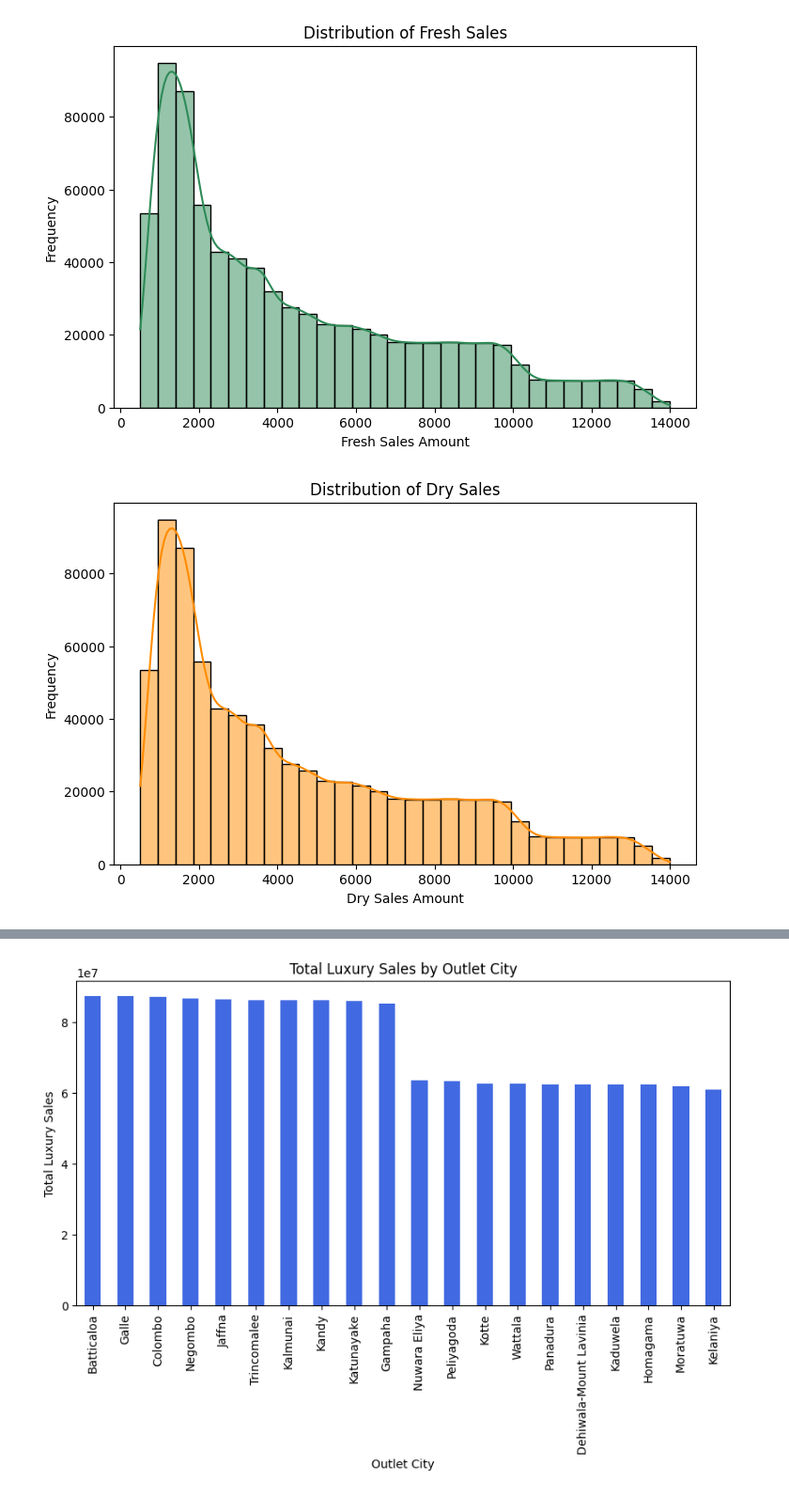
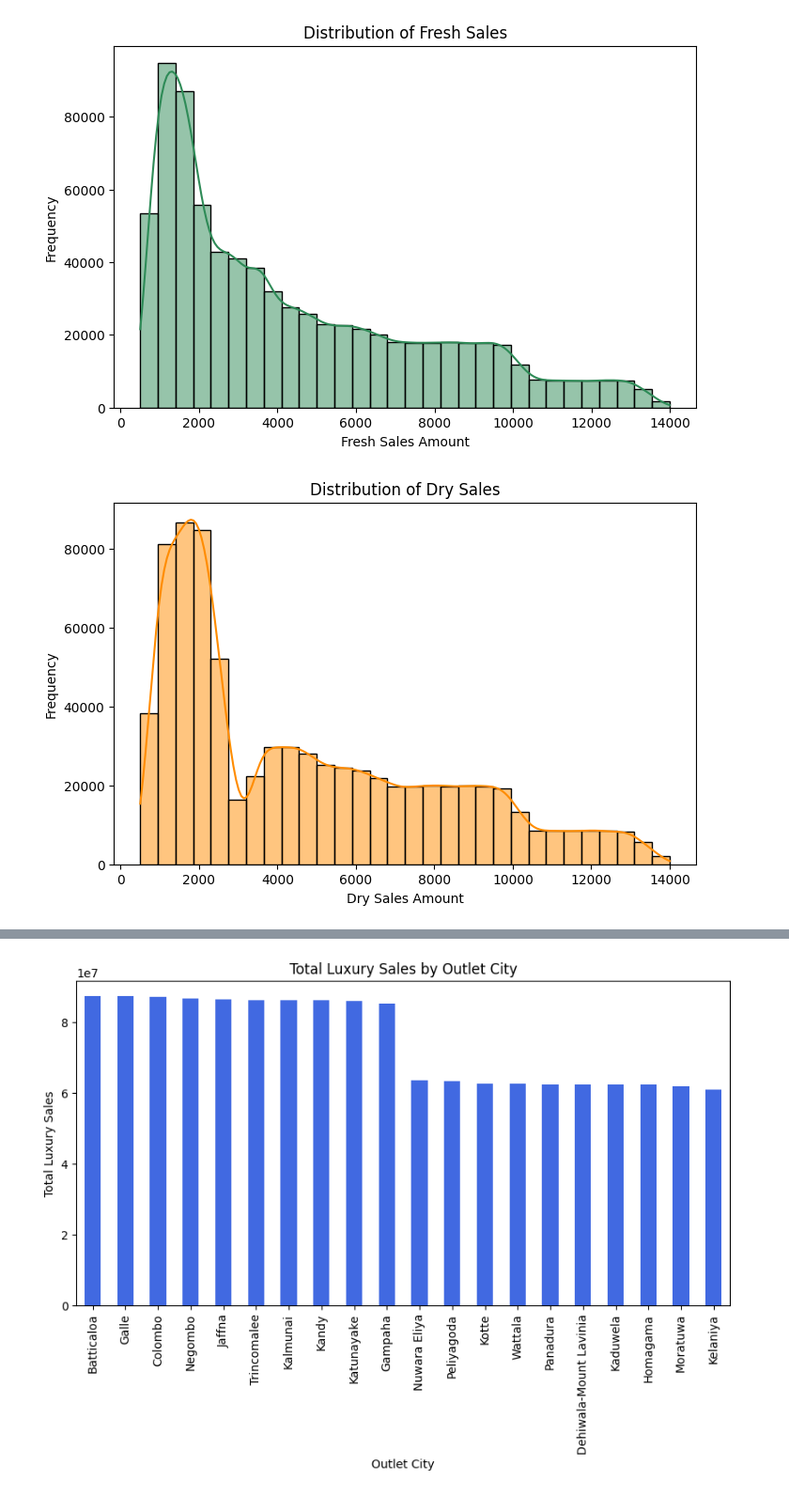
Before and after one commit to Sandanu87/Nextgen-Analytics-, a Jupyter notebook: Initial_EDA.ipynb, the cells around one changed output, grey strips where cells are left out. Shown at 94% size. Drawn from its saved outputs; the diff is of its cells as text; code cells hidden in the pictures.

```diff
--- a/Initial_EDA.ipynb
+++ b/Initial_EDA.ipynb
@@ -88,10 +90,10 @@ plt.show()
 # %%
 plt.figure(figsize=(8, 5))
 dry_sales_numeric = pd.to_numeric(data['dry_sales'], errors='coerce')
-sns.histplot(fresh_sales_numeric, bins=30, kde=True, color='darkorange', edgecolor='black')
+sns.histplot(dry_sales_numeric, bins=30, kde=True, color='darkorange', edgecolor='black')
 plt.title("Distribution of Dry Sales")
 plt.xlabel("Dry Sales Amount")
 plt.ylabel("Frequency")
 plt.show()
 # %% [output]
-[figure, old version]
+[figure, new version]
```
Also changed, not shown: parts of 8 cells of this notebook.
